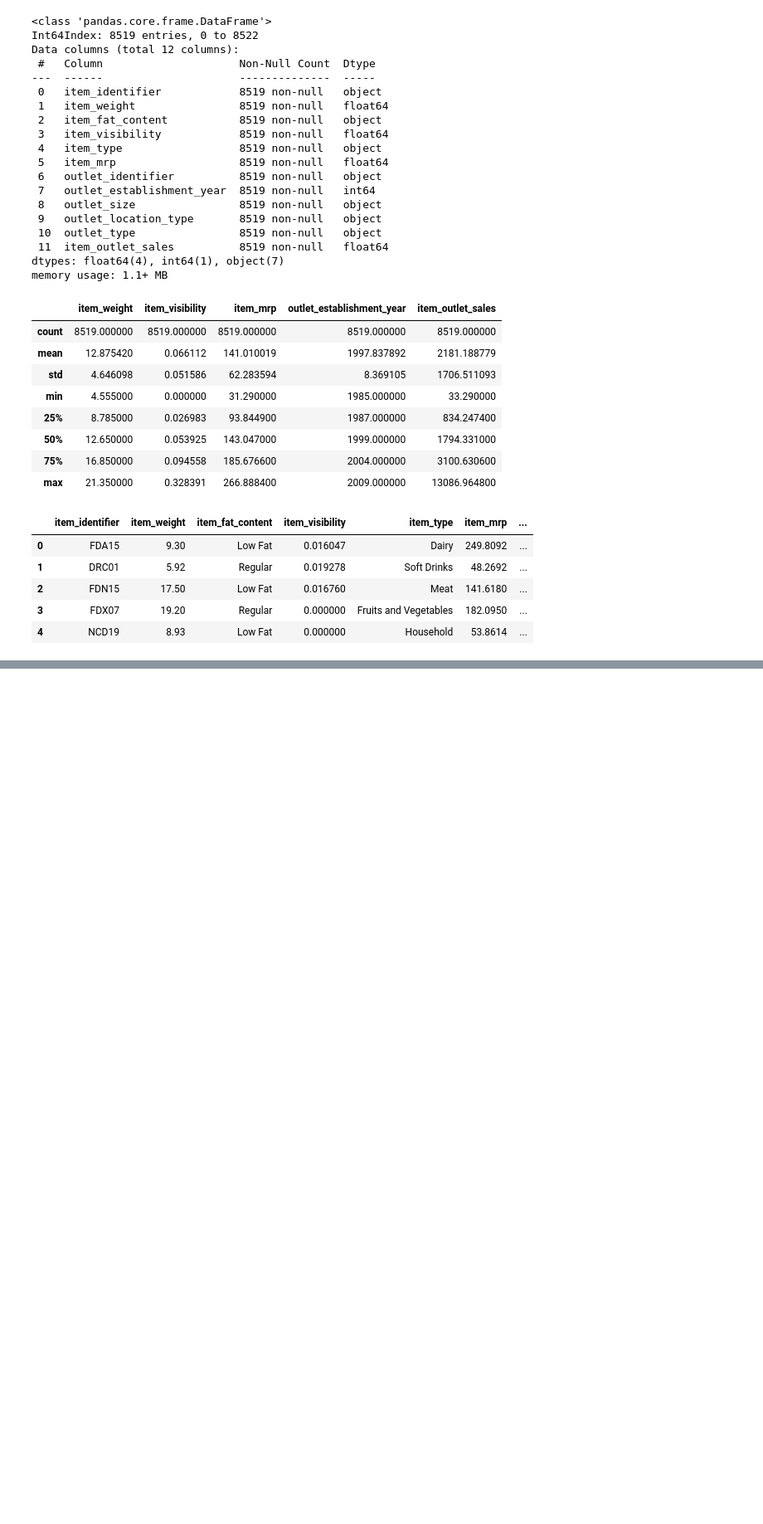
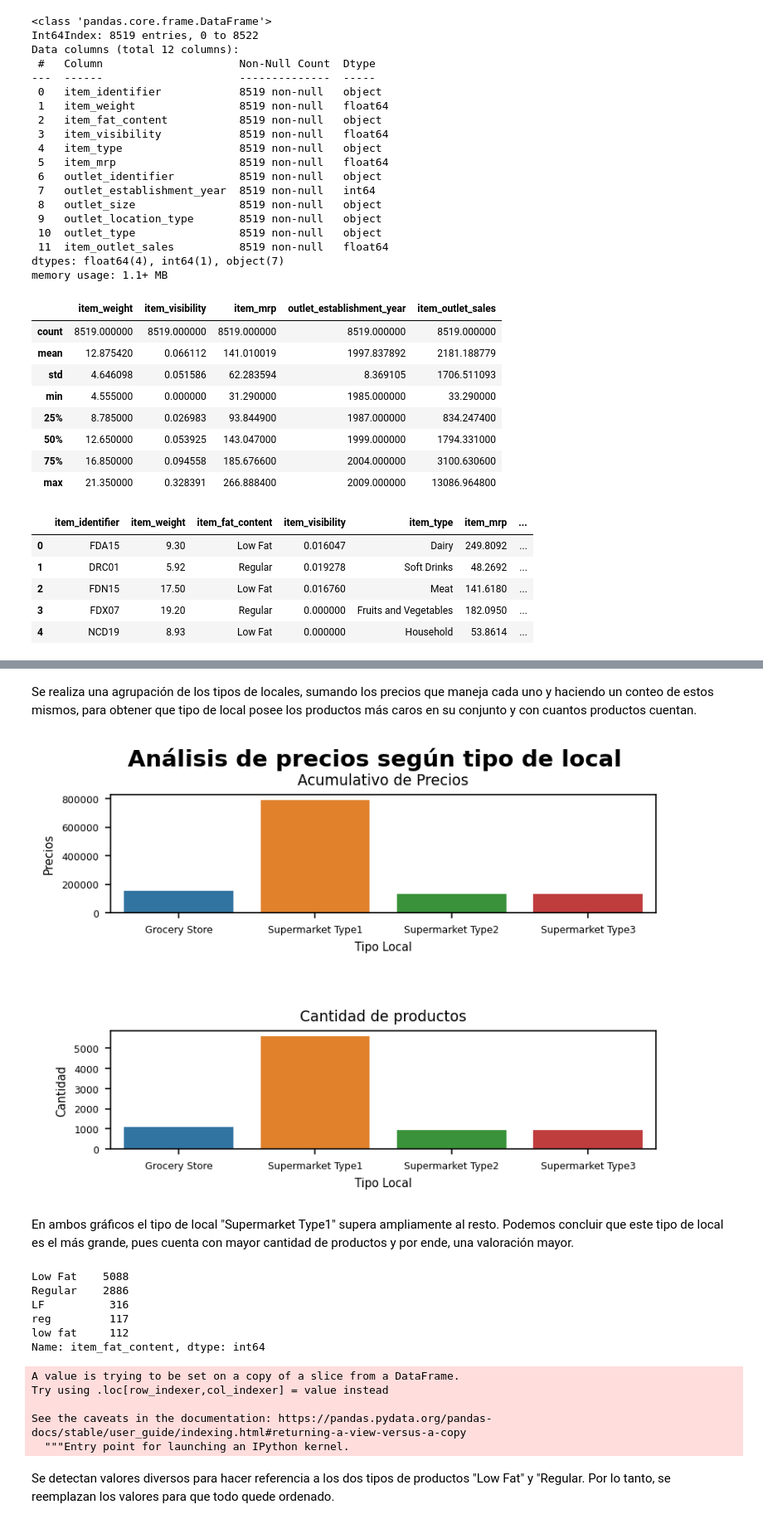
Before and after one commit to DanielRios1/predicciones-ventas, a Jupyter notebook: data_cleaning.ipynb, the cells around one changed output, grey strips where cells are left out. Shown: that part at 83% size. Drawn from its saved outputs; the diff is of its cells as text; code cells hidden in the pictures; blank space fills up the shorter version.

```diff
--- a/data_cleaning.ipynb
+++ b/data_cleaning.ipynb
@@ -370,0 +400,4 @@ df.head()
+# %%
+grafico21 = df.groupby(["outlet_type"])[["item_mrp"]].sum()
+grafico22 = df.groupby(["outlet_type"])[["item_mrp"]].count()
+grafico22
@@ -370,0 +411,48 @@ df.head()
+# %% [markdown]
+Se realiza una agrupación de los tipos de locales, sumando los precios que maneja cada uno y haciendo un conteo de estos mismos, para obtener que tipo de local posee los productos más caros en su conjunto y con cuantos productos cuentan.
+# %%
+fig = plt.figure(dpi=150)
+fig.suptitle("Análisis de precios según tipo de local", fontsize=14, fontweight="bold")
+fig.subplots_adjust(hspace=1, wspace=0.5)
+
+#fig1
+ax = fig.add_subplot(2,1,1)
+sns.barplot(grafico21.index, grafico21["item_mrp"])
+ax.set_title("Acumulativo de Precios", fontsize=9)
+ax.set_xlabel("Tipo Local", fontsize=7)
+ax.set_ylabel("Precios", fontsize=7)
+ax.tick_params(axis="x", labelsize=6)
+ax.tick_params(axis="y", labelsize=6)
+
+
+#fig2
+ax2 = fig.add_subplot(2,1,2)
+sns.barplot(grafico22.index, grafico22["item_mrp"])
+ax2.set_title("Cantidad de productos", fontsize=9)
+ax2.set_xlabel("Tipo Local", fontsize=7)
+ax2.set_ylabel("Cantidad", fontsize=7)
+ax2.tick_params(axis="x", labelsize=6)
+ax2.tick_params(axis="y", labelsize=6)
+# %% [output]
+[figure, added]
+# %% [markdown]
+En ambos gráficos el tipo de local "Supermarket Type1" supera ampliamente al resto. Podemos concluir que este tipo de local es el más grande, pues cuenta con mayor cantidad de productos y por ende, una valoración mayor.
+# %%
+df["item_fat_content"].value_counts()
+# %% [output]
+Low Fat    5088
+Regular    2886
+LF          316
+reg         117
+low fat     112
+Name: item_fat_content, dtype: int64
+# %%
+df["item_fat_content"] = df["item_fat_content"].replace(["LF", "reg", "low fat"],["Low Fat", "Regular", "Low Fat"])
+# %% [output]
+A value is trying to be set on a copy of a slice from a DataFrame.
+Try using .loc[row_indexer,col_indexer] = value instead
+
+See the caveats in the documentation: https://pandas.pydata.org/pandas-docs/stable/user_guide/indexing.html#returning-a-view-versus-a-copy
+  """Entry point for launching an IPython kernel.
+# %% [markdown]
+Se detectan valores diversos para hacer referencia a los dos tipos de productos "Low Fat" y "Regular. Por lo tanto, se reemplazan los valores para que todo quede ordenado.
```
Also changed, not shown: parts of 20 cells of this notebook.
